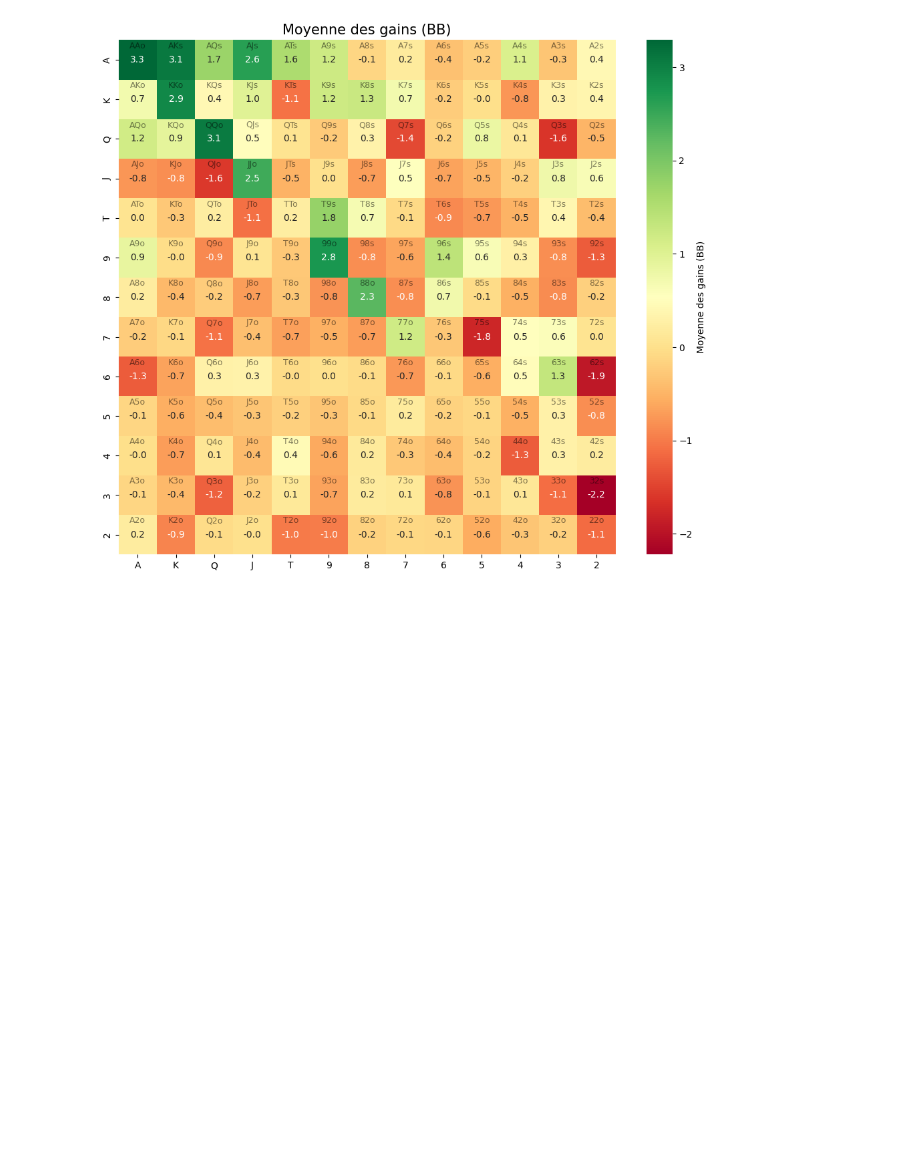
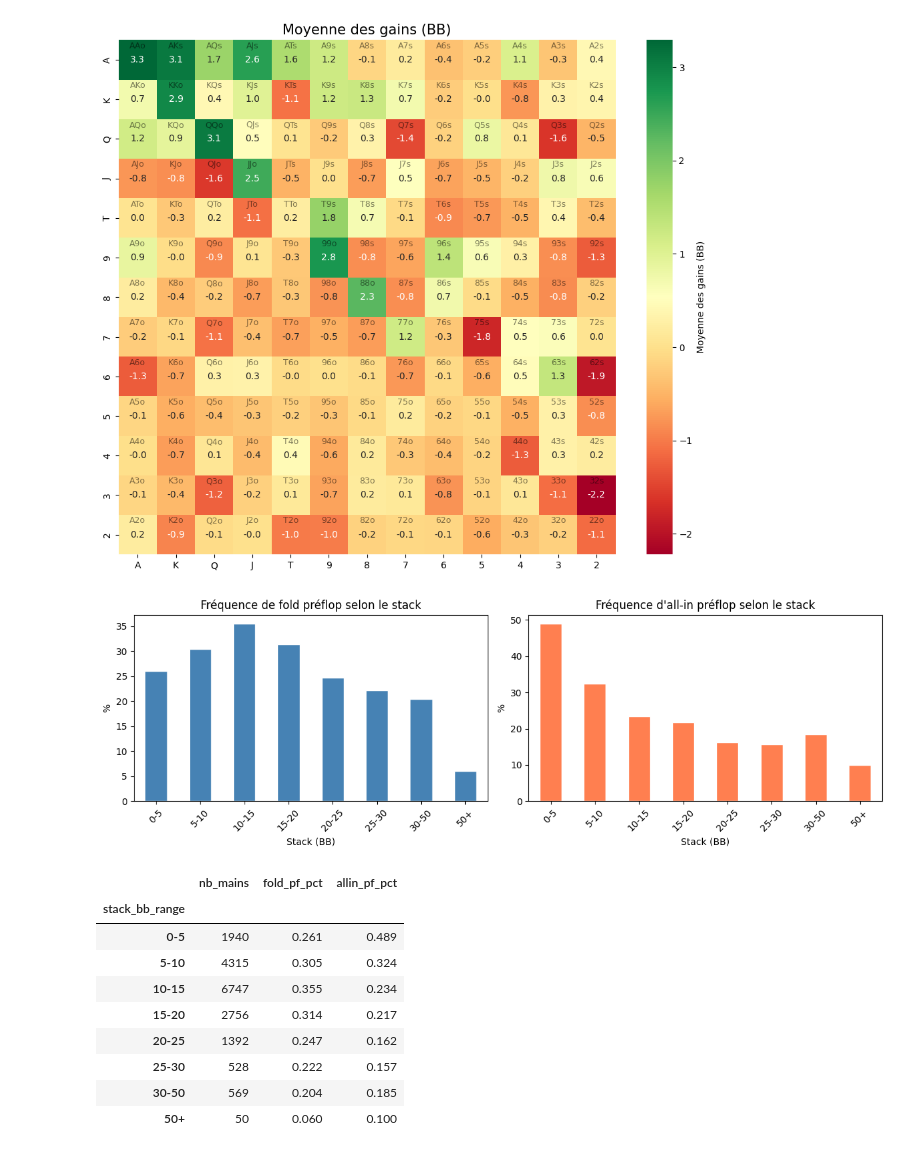
Before and after one commit to MathisKacer/projet_poker, a Jupyter notebook: execution.ipynb, the cells around one changed output. Drawn from its saved outputs; the diff is of its cells as text; code cells hidden in the pictures; blank space fills up the shorter version.

```diff
--- a/execution.ipynb
+++ b/execution.ipynb
@@ -48,3 +58,17 @@ Affichage des ranges
 affichage_range(tableau_mains, metric='mean', hero='MathisKcr')
 # %% [output]
 [figure]
+# %%
+analyse_stack_bb(tableau_mains)
+# %% [output]
+[figure, added]
+|  | nb_mains | fold_pf_pct | allin_pf_pct |
+| stack_bb_range |  |  |  |
+| 0-5 | 1940 | 0.261 | 0.489 |
+| 5-10 | 4315 | 0.305 | 0.324 |
+| 10-15 | 6747 | 0.355 | 0.234 |
+| 15-20 | 2756 | 0.314 | 0.217 |
+| 20-25 | 1392 | 0.247 | 0.162 |
+| 25-30 | 528 | 0.222 | 0.157 |
+| 30-50 | 569 | 0.204 | 0.185 |
+| 50+ | 50 | 0.060 | 0.100 |
```
Also changed, not shown: parts of 4 cells of this notebook, 1 other file.
